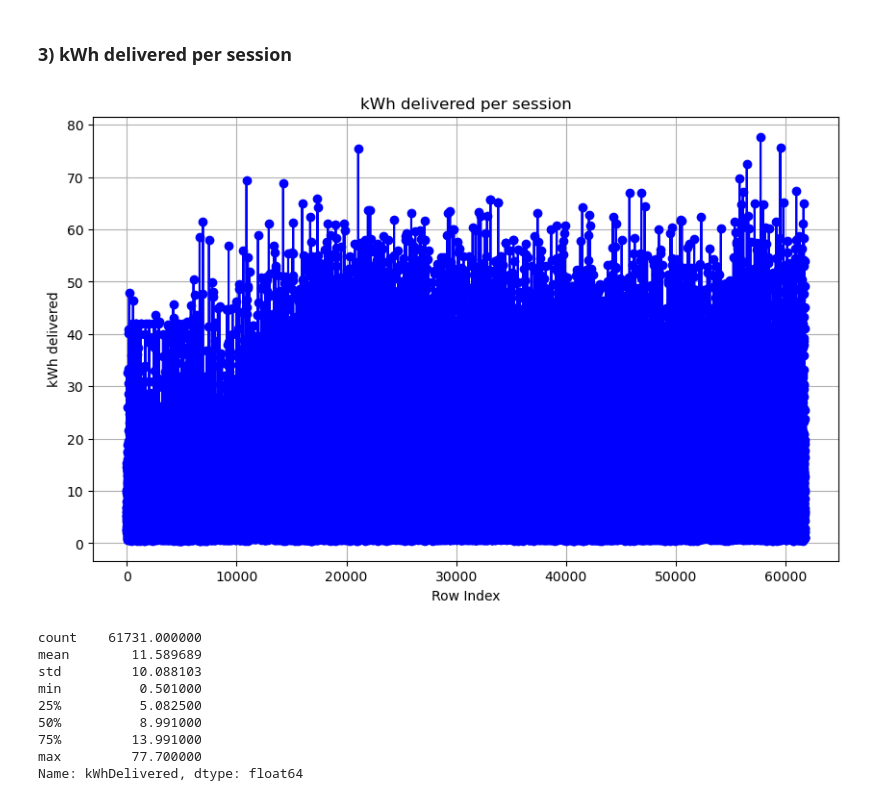
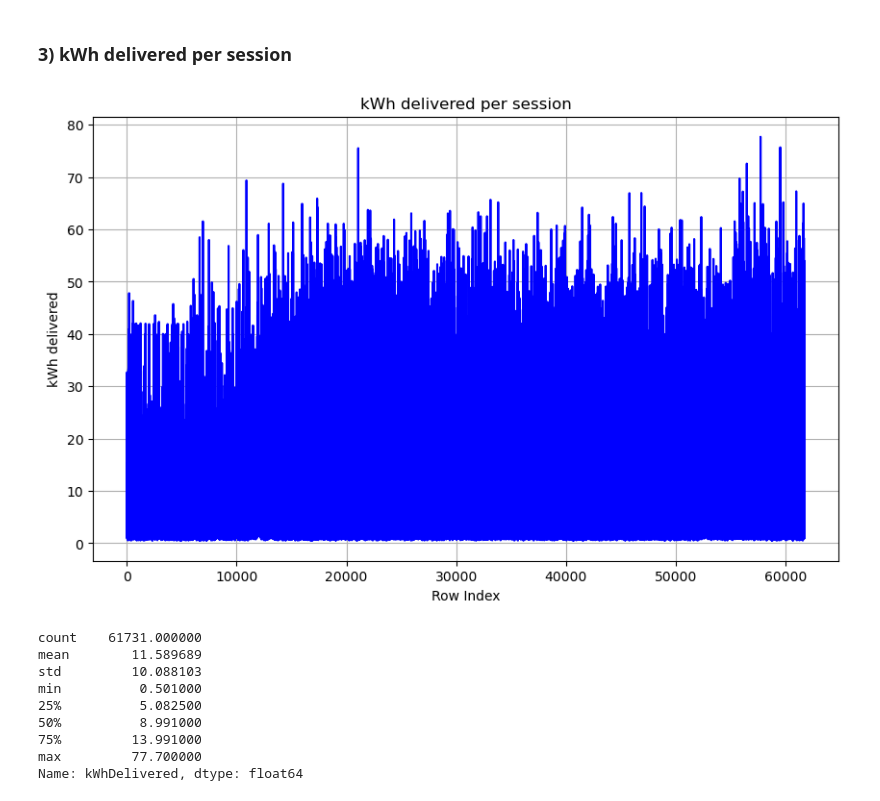
Before and after one commit to S0PEX/AA_Team_9_WS23, a Jupyter notebook: kpi.ipynb, the cells around one changed output. Cells and saved outputs as stored; diff of their text form; code cells hidden in the pictures.

Commit message:
feat + refactor: Add more graphics, more data prep and cleanup code

```diff
--- a/kpi.ipynb
+++ b/kpi.ipynb
@@ -82,15 +90,15 @@ df_charging[df_charging['ChargingTimeHours'] == 0]
 # %%
 # Plot the differences in kWh delivery per session
 plt.figure(figsize=(10, 6))
-plt.plot(df_charging['kWhDelivered'], marker='o', linestyle='-', color='b')
+plt.plot(df_charging['kWhDelivered'], linestyle='-', color='b')
 #plt.plot(df_charging.index, df_charging['kWhDelivered'])
 plt.title('kWh delivered per session')
 plt.xlabel('Row Index')
 plt.ylabel('kWh delivered')
 plt.grid(True)
 plt.show()
 # %% [output]
-[figure, old version]
+[figure, new version]
 # %%
 print(df_charging['kWhDelivered'].describe())
 # %% [output]
```
Also changed, not shown: parts of 5 cells of this notebook, 3 other files.
